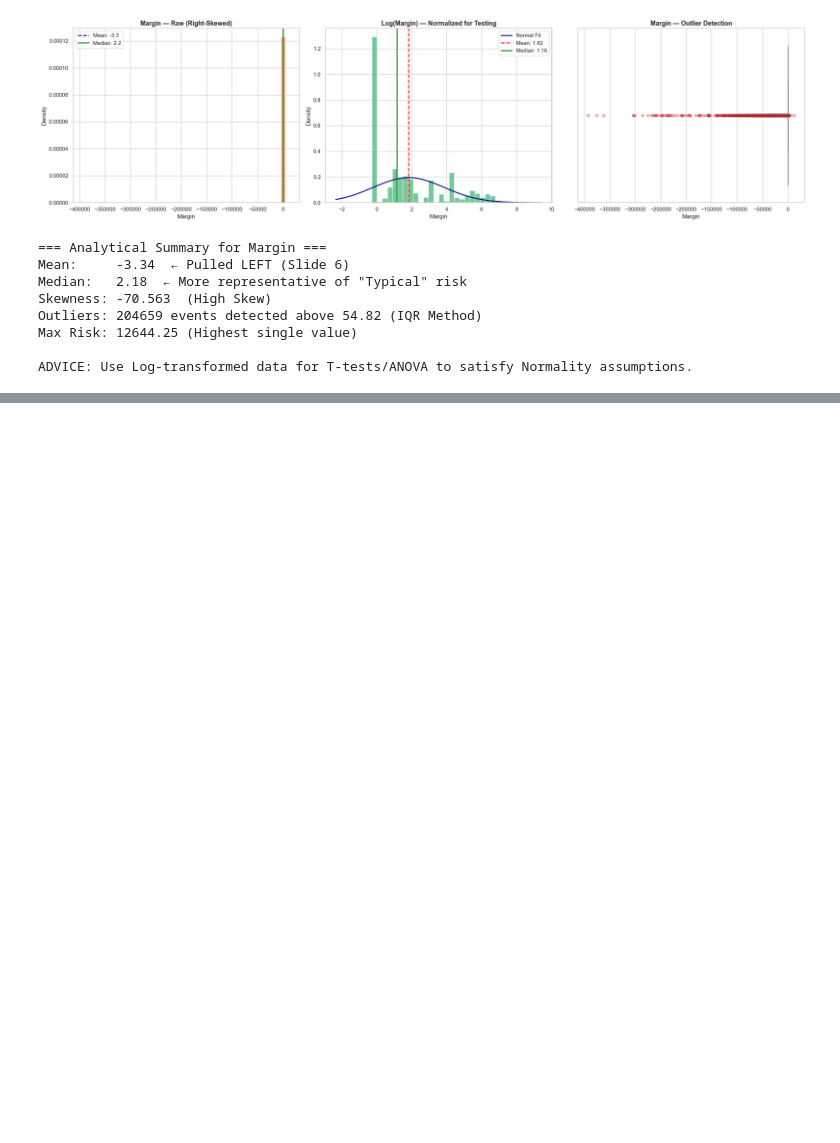
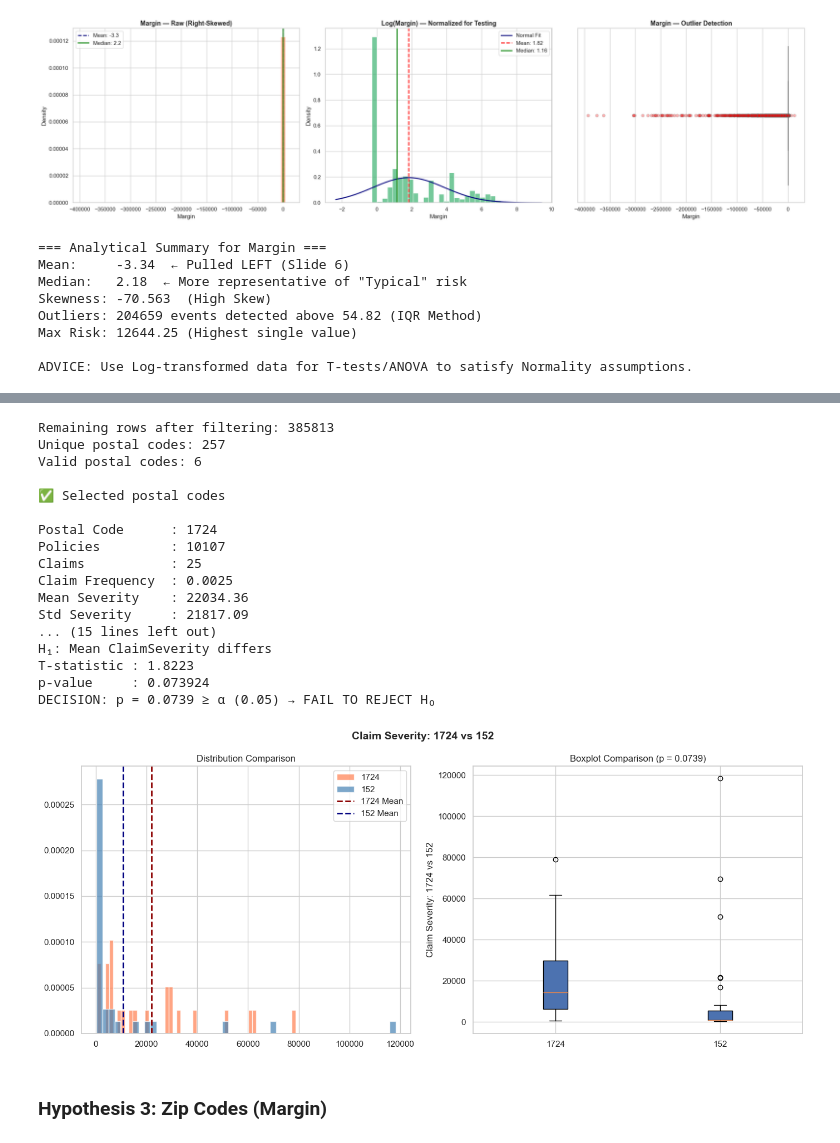
Before and after one commit to Melki123shi/insurance-risk-analytics, a Jupyter notebook: notebooks/02_hypothesis_testing.ipynb, the cells around one changed output, grey strips where cells are left out. Cells and saved outputs as stored; diff of their text form; code cells hidden in the pictures; blank space fills up the shorter version.

```diff
--- a/notebooks/02_hypothesis_testing.ipynb
+++ b/notebooks/02_hypothesis_testing.ipynb
@@ -99,0 +176,5 @@ ADVICE: Use Log-transformed data for T-tests/ANOVA to satisfy Normality assumpti
+# %%
+# calculate per-policy claim severity (only for policies with a claim) and compute average
+df['ClaimSeverity'] = df['TotalClaims'].where(df['TotalClaims'] > 0, np.nan)
+avg_claim_amount = df['ClaimSeverity'].mean()
+print(f"Average claim amount (severity): {avg_claim_amount:.2f}")
@@ -99,0 +221,39 @@ ADVICE: Use Log-transformed data for T-tests/ANOVA to satisfy Normality assumpti
+# %%
+# 1. Make sure ClaimSeverity exists
+if 'ClaimSeverity' not in df.columns or df['ClaimSeverity'].isna().all():
+    df['ClaimSeverity'] = np.where(df['TotalClaims'] > 0, df['TotalClaims'], np.nan)
+
+# 2. Select good postal codes
+zip1, zip2 = select_postalcodes_with_claims(df, province="Gauteng", min_claims=15)
+
+if zip1 and zip2:
+    # 3. Run T-test
+    p_value, rejected = t_test(
+        df=df,
+        group_col='PostalCode',
+        value_col='ClaimSeverity',
+        group_a=zip1,
+        group_b=zip2,
+        title=f"Claim Severity: {zip1} vs {zip2}"
+    )
+# %% [output]
+Remaining rows after filtering: 385813
+Unique postal codes: 257
+Valid postal codes: 6
+
+✅ Selected postal codes
+
+Postal Code      : 1724
+Policies         : 10107
+Claims           : 25
+Claim Frequency  : 0.0025
+Mean Severity    : 22034.36
+Std Severity     : 21817.09
+... (15 lines left out)
+H₁: Mean ClaimSeverity differs
+T-statistic : 1.8223
+p-value     : 0.073924
+DECISION: p = 0.0739 ≥ α (0.05) → FAIL TO REJECT H₀
+[figure, added]
+# %% [markdown]
+### **Hypothesis 3: Zip Codes (Margin)**
```
Also changed, not shown: parts of 16 cells of this notebook, 1 other file.
